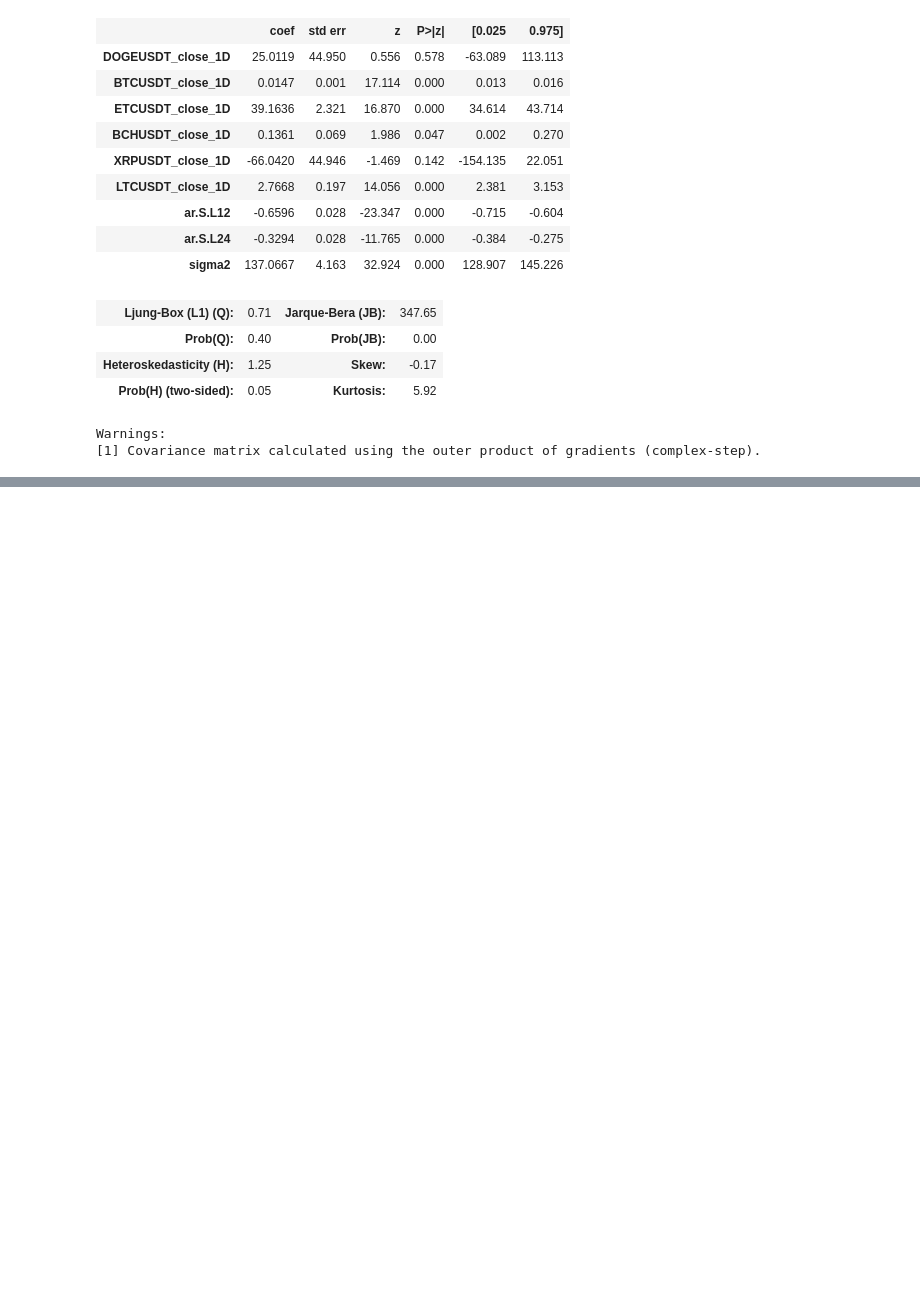
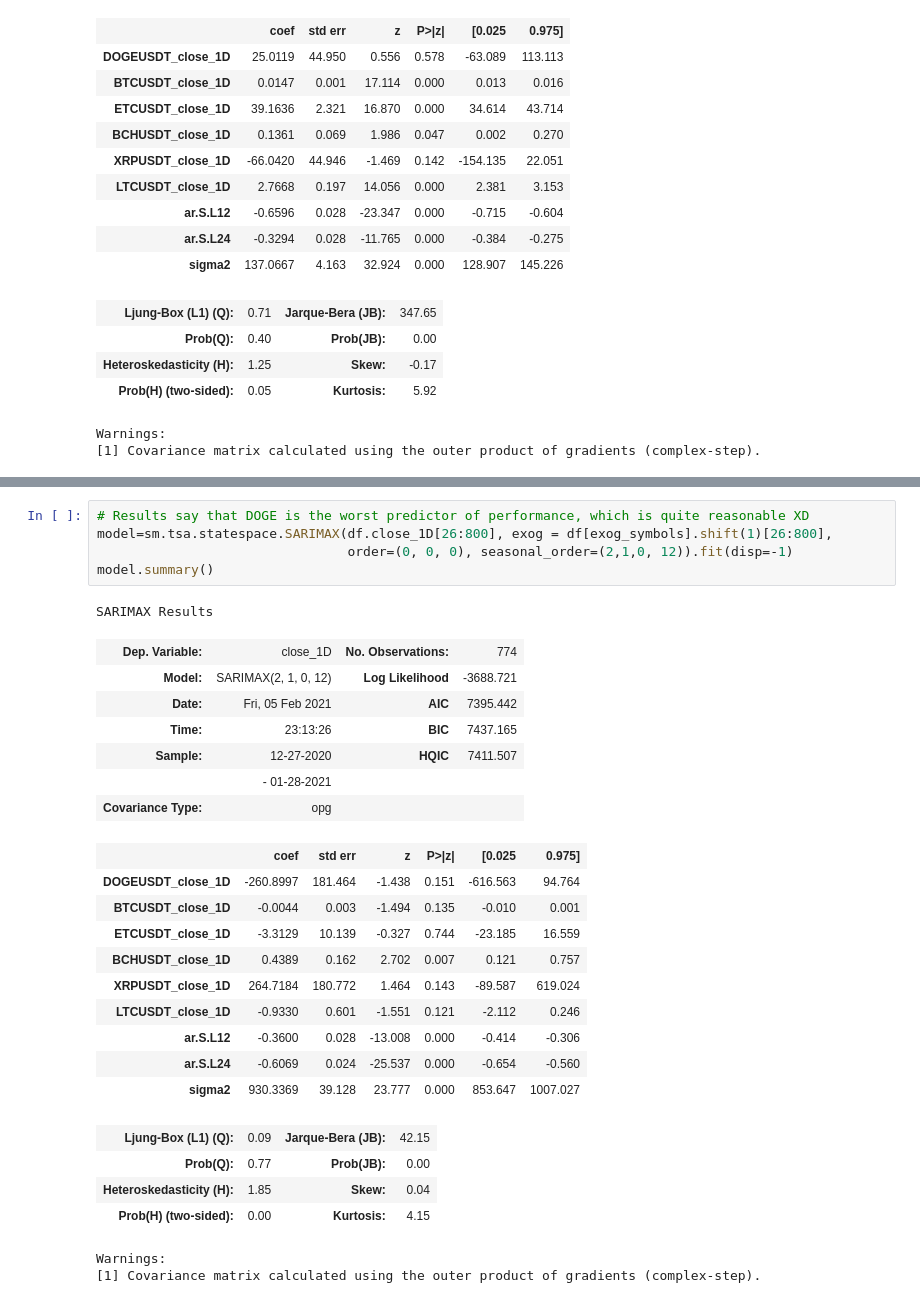
Before and after one commit to bengtlofgren/Binance, a Jupyter notebook: moving_average_analysis.ipynb, the cells around one changed output, grey strips where cells are left out. Cells and saved outputs as stored; diff of their text form; blank space fills up the shorter version.

```diff
--- a/moving_average_analysis.ipynb
+++ b/moving_average_analysis.ipynb
@@ -331,3 +331,33 @@ SARIMAX Results
 | Prob(H) (two-sided): | 0.05 | Kurtosis: | 5.96 |
 Warnings:
 [1] Covariance matrix calculated using the outer product of gradients (complex-step).
+# %%
+# Results say that DOGE is the worst predictor of performance, which is quite reasonable XD
+model=sm.tsa.statespace.SARIMAX(df.close_1D[26:800], exog = df[exog_symbols].shift(1)[26:800],
+                                order=(0, 0, 0), seasonal_order=(2,1,0, 12)).fit(disp=-1)
+model.summary()
+# %% [output]
+SARIMAX Results
+| Dep. Variable: | close_1D | No. Observations: | 774 |
+| Model: | SARIMAX(2, 1, 0, 12) | Log Likelihood | -3688.721 |
+| Date: | Fri, 05 Feb 2021 | AIC | 7395.442 |
+| Time: | 23:13:26 | BIC | 7437.165 |
+| Sample: | 12-27-2020 | HQIC | 7411.507 |
+|  | - 01-28-2021 |  |  |
+| Covariance Type: | opg |  |  |
+|  | coef | std err | z | P>|z| | [0.025 | 0.975] |
+| DOGEUSDT_close_1D | -260.8997 | 181.464 | -1.438 | 0.151 | -616.563 | 94.764 |
+| BTCUSDT_close_1D | -0.0044 | 0.003 | -1.494 | 0.135 | -0.010 | 0.001 |
+| ETCUSDT_close_1D | -3.3129 | 10.139 | -0.327 | 0.744 | -23.185 | 16.559 |
+| BCHUSDT_close_1D | 0.4389 | 0.162 | 2.702 | 0.007 | 0.121 | 0.757 |
+| XRPUSDT_close_1D | 264.7184 | 180.772 | 1.464 | 0.143 | -89.587 | 619.024 |
+| LTCUSDT_close_1D | -0.9330 | 0.601 | -1.551 | 0.121 | -2.112 | 0.246 |
+| ar.S.L12 | -0.3600 | 0.028 | -13.008 | 0.000 | -0.414 | -0.306 |
+| ar.S.L24 | -0.6069 | 0.024 | -25.537 | 0.000 | -0.654 | -0.560 |
+| sigma2 | 930.3369 | 39.128 | 23.777 | 0.000 | 853.647 | 1007.027 |
+| Ljung-Box (L1) (Q): | 0.09 | Jarque-Bera (JB): | 42.15 |
+| Prob(Q): | 0.77 | Prob(JB): | 0.00 |
+| Heteroskedasticity (H): | 1.85 | Skew: | 0.04 |
+| Prob(H) (two-sided): | 0.00 | Kurtosis: | 4.15 |
+Warnings:
+[1] Covariance matrix calculated using the outer product of gradients (complex-step).
```
Also changed, not shown: parts of 6 cells of this notebook.
